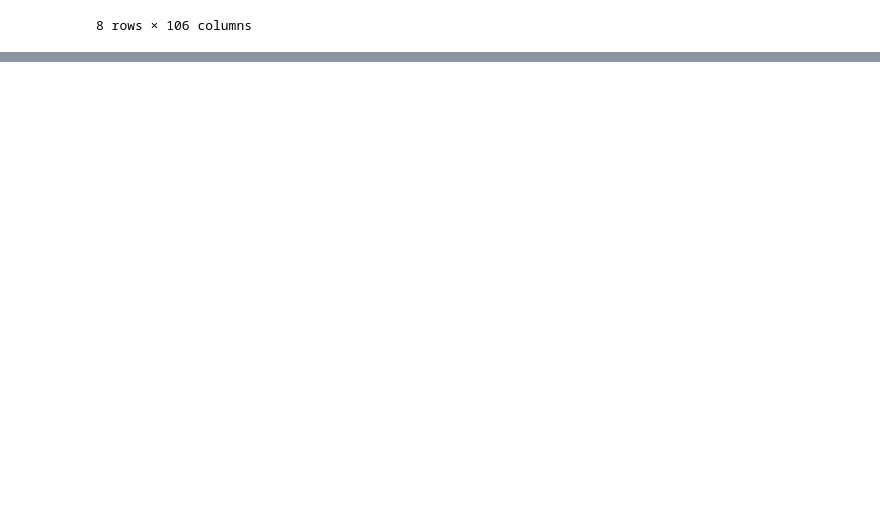
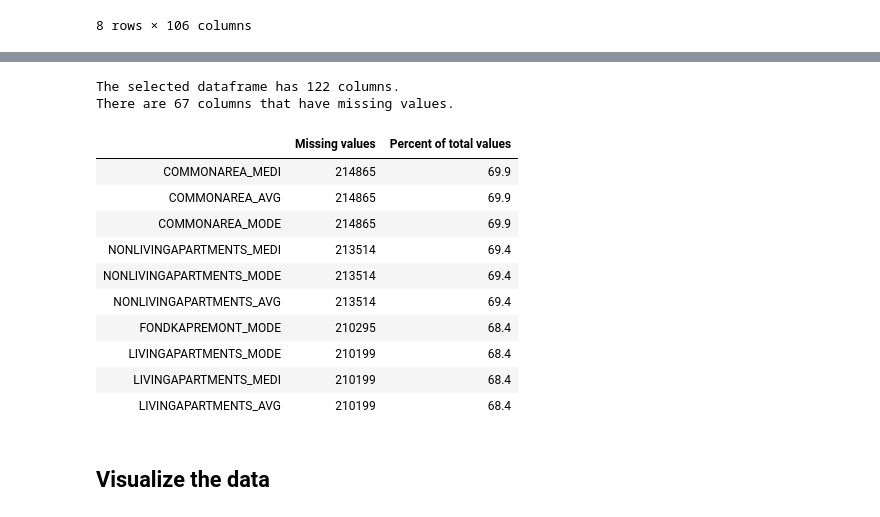
Before and after one commit to Oysteinvikane/home-credit-default-risk, a Jupyter notebook: homeCreditDefaultRisk.ipynb, the cells around one changed output, grey strips where cells are left out. Cells and saved outputs as stored; diff of their text form; code cells hidden in the pictures; blank space fills up the shorter version.

```diff
--- a/homeCreditDefaultRisk.ipynb
+++ b/homeCreditDefaultRisk.ipynb
@@ -28,0 +124,43 @@ trainData.head()
+# %%
+#We need a function to test if there are any null-values
+def missing_values(dataframe):
+    #Sum of total missing values
+    mis_val = dataframe.isnull().sum() #count the null-values in the dataframe
+
+    #Percentage of the sum
+    per_val = 100 * mis_val / len(dataframe)
+
+    #Visualize the results
+    tab_val = pd.concat([mis_val, per_val], axis=1) #concatinate the values together
+
+    #Name the columns
+    mis_val_columns = tab_val.rename(columns = {0 : 'Missing values',
+                                      1 : 'Percent of total values'})
+    #Sort the table
+    mis_val_columns = mis_val_columns[mis_val_columns.iloc[:,1] != 0].sort_values(
+        'Percent of total values', ascending=False).round(1) ##COMMENT
+
+    #Print information
+    print("The selected dataframe has " + str(dataframe.shape[1]) + " columns.\n"
+          "There are " + str(mis_val_columns.shape[0]) + " columns that have missing values.")
+
+    return mis_val_columns
+# %%
+missing_values = missing_values(train_data)
+missing_values.head(10)
+# %% [output]
+The selected dataframe has 122 columns.
+There are 67 columns that have missing values.
+|  | Missing values | Percent of total values |
+| COMMONAREA_MEDI | 214865 | 69.9 |
+| COMMONAREA_AVG | 214865 | 69.9 |
+| COMMONAREA_MODE | 214865 | 69.9 |
+| NONLIVINGAPARTMENTS_MEDI | 213514 | 69.4 |
+| NONLIVINGAPARTMENTS_MODE | 213514 | 69.4 |
+| NONLIVINGAPARTMENTS_AVG | 213514 | 69.4 |
+| FONDKAPREMONT_MODE | 210295 | 68.4 |
+| LIVINGAPARTMENTS_MODE | 210199 | 68.4 |
+| LIVINGAPARTMENTS_MEDI | 210199 | 68.4 |
+| LIVINGAPARTMENTS_AVG | 210199 | 68.4 |
+# %% [markdown]
+## Visualize the data
```
Also changed, not shown: parts of 54 cells of this notebook.
